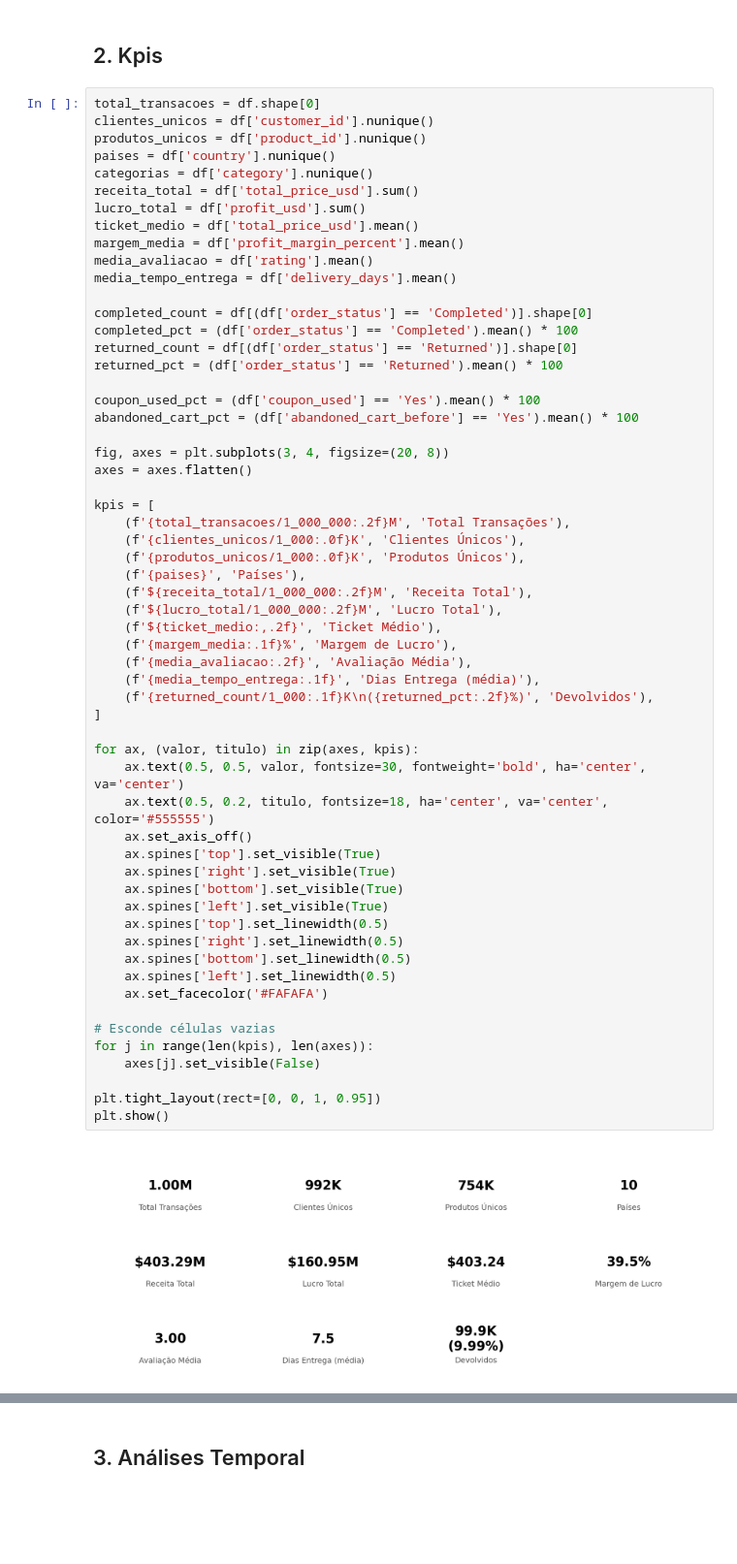
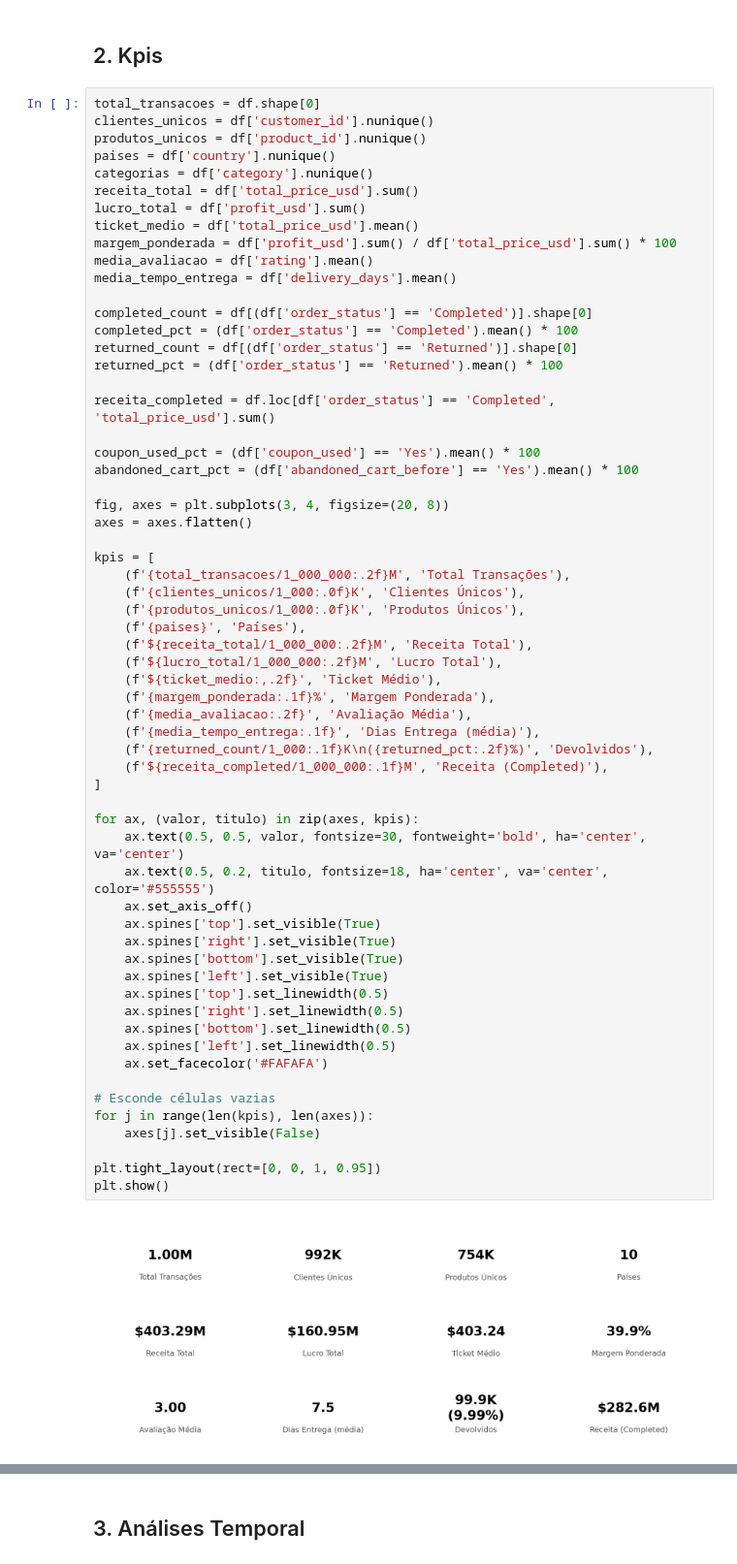
Before and after one commit to victorxavier01/EDA, a Jupyter notebook: 03-ecommerce-1m/eda_ecommerce_1m.ipynb, the cells around one changed output, grey strips where cells are left out. Shown at 97% size. Drawn from its saved outputs; the diff is of its cells as text; blank space fills up the shorter version.

```diff
--- a/03-ecommerce-1m/eda_ecommerce_1m.ipynb
+++ b/03-ecommerce-1m/eda_ecommerce_1m.ipynb
@@ -132,7 +133,7 @@ categorias = df['category'].nunique()
 receita_total = df['total_price_usd'].sum()
 lucro_total = df['profit_usd'].sum()
 ticket_medio = df['total_price_usd'].mean()
-margem_media = df['profit_margin_percent'].mean()
+margem_ponderada = df['profit_usd'].sum() / df['total_price_usd'].sum() * 100
 media_avaliacao = df['rating'].mean()
 media_tempo_entrega = df['delivery_days'].mean()
 
@@ -140,6 +141,8 @@ completed_count = df[(df['order_status'] == 'Completed')].shape[0]
 completed_pct = (df['order_status'] == 'Completed').mean() * 100
 returned_count = df[(df['order_status'] == 'Returned')].shape[0]
 returned_pct = (df['order_status'] == 'Returned').mean() * 100
+
+receita_completed = df.loc[df['order_status'] == 'Completed', 'total_price_usd'].sum()
 
 coupon_used_pct = (df['coupon_used'] == 'Yes').mean() * 100
 abandoned_cart_pct = (df['abandoned_cart_before'] == 'Yes').mean() * 100
@@ -154,32 +157,33 @@ kpis = [
     (f'{paises}', 'Países'),
     (f'${receita_total/1_000_000:.2f}M', 'Receita Total'),
     (f'${lucro_total/1_000_000:.2f}M', 'Lucro Total'),
     (f'${ticket_medio:,.2f}', 'Ticket Médio'),
-    (f'{margem_media:.1f}%', 'Margem de Lucro'),
+    (f'{margem_ponderada:.1f}%', 'Margem Ponderada'),
     (f'{media_avaliacao:.2f}', 'Avaliação Média'),
     (f'{media_tempo_entrega:.1f}', 'Dias Entrega (média)'),
     (f'{returned_count/1_000:.1f}K\n({returned_pct:.2f}%)', 'Devolvidos'),
+    (f'${receita_completed/1_000_000:.1f}M', 'Receita (Completed)'),
 ]
 
 for ax, (valor, titulo) in zip(axes, kpis):
     ax.text(0.5, 0.5, valor, fontsize=30, fontweight='bold', ha='center', va='center')
     ax.text(0.5, 0.2, titulo, fontsize=18, ha='center', va='center', color='#555555')
     ax.set_axis_off()
     ax.spines['top'].set_visible(True)
     ax.spines['right'].set_visible(True)
     ax.spines['bottom'].set_visible(True)
     ax.spines['left'].set_visible(True)
     ax.spines['top'].set_linewidth(0.5)
     ax.spines['right'].set_linewidth(0.5)
     ax.spines['bottom'].set_linewidth(0.5)
     ax.spines['left'].set_linewidth(0.5)
     ax.set_facecolor('#FAFAFA')
 
 # Esconde células vazias
 for j in range(len(kpis), len(axes)):
     axes[j].set_visible(False)
 
 plt.tight_layout(rect=[0, 0, 1, 0.95])
 plt.show()
 # %% [output]
-[figure, old version]
+[figure, new version]
```
Also changed, not shown: parts of 20 cells of this notebook, 1 other file.
